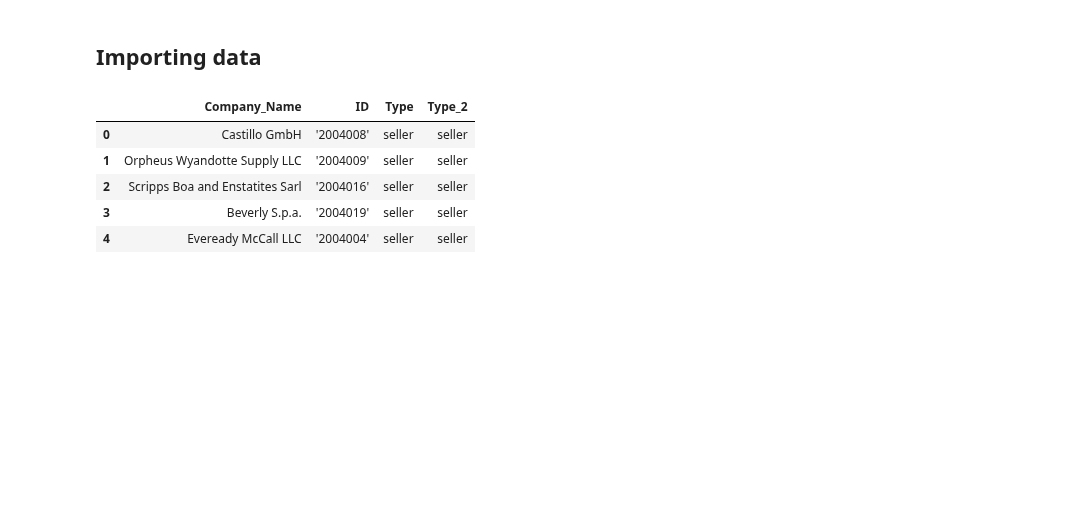
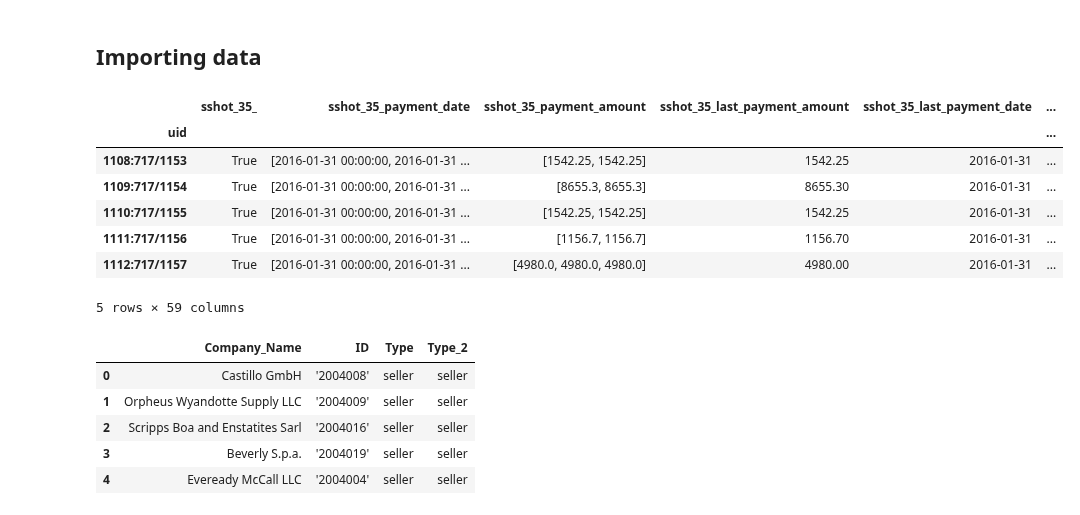
Before and after one commit to davidemariani/networkAnalysisForML, a Jupyter notebook: 08_network_exploration.ipynb, the cells around one changed output. Drawn from its saved outputs; the diff is of its cells as text; code cells hidden in the pictures; blank space fills up the shorter version.

Commit message:
inclusion of code snippet for snapshots in exploration

```diff
--- a/08_network_exploration.ipynb
+++ b/08_network_exploration.ipynb
@@ -22,9 +22,25 @@ Loading BokehJS ...
 ## Importing data
 # %%
 datafolder = ".."+"/data/"
-filename = "03_instrumentsdf_deg1stats.pkl"
+filename = "04_network_snapshots.pkl"
 
 df = pd.read_pickle(datafolder+filename)
+# %%
+snapshot = 'sshot_35_'
+s35 = df[df[snapshot]][[c for c in df.columns if snapshot in c] \
+                      +['has_purchase', 'due_date', 'invoice_date', 'customer_name_1',
+                       'debtor_name_1', 'customer_id', 'debtor_id', 'uid']]
+s35 = s35[s35.has_purchase]
+s35.head()
+# %% [output]
+|  | sshot_35_ | sshot_35_payment_date | sshot_35_payment_amount | sshot_35_last_payment_amount | sshot_35_last_payment_date | ... |
+| uid |  |  |  |  |  | ... |
+| 1108:717/1153 | True | [2016-01-31 00:00:00, 2016-01-31 ... | [1542.25, 1542.25] | 1542.25 | 2016-01-31 | ... |
+| 1109:717/1154 | True | [2016-01-31 00:00:00, 2016-01-31 ... | [8655.3, 8655.3] | 8655.30 | 2016-01-31 | ... |
+| 1110:717/1155 | True | [2016-01-31 00:00:00, 2016-01-31 ... | [1542.25, 1542.25] | 1542.25 | 2016-01-31 | ... |
+| 1111:717/1156 | True | [2016-01-31 00:00:00, 2016-01-31 ... | [1156.7, 1156.7] | 1156.70 | 2016-01-31 | ... |
+| 1112:717/1157 | True | [2016-01-31 00:00:00, 2016-01-31 ... | [4980.0, 4980.0, 4980.0] | 4980.00 | 2016-01-31 | ... |
+5 rows × 59 columns
 # %%
 #node df
 nodes_df = create_nodes_df(df)
```
